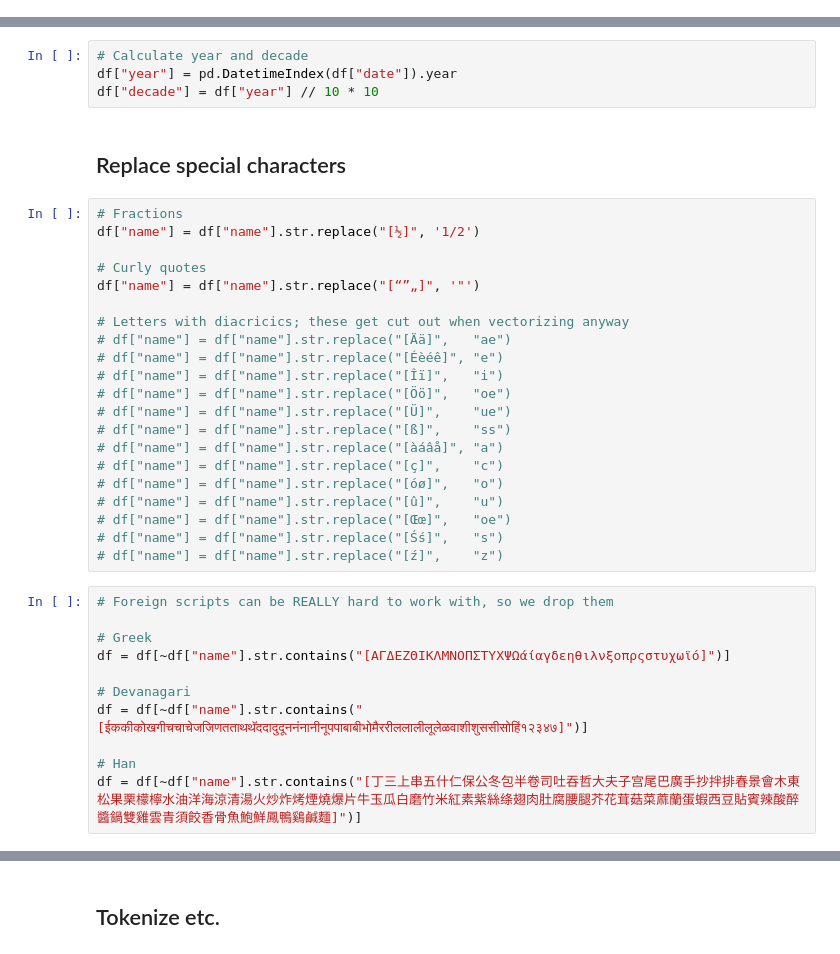
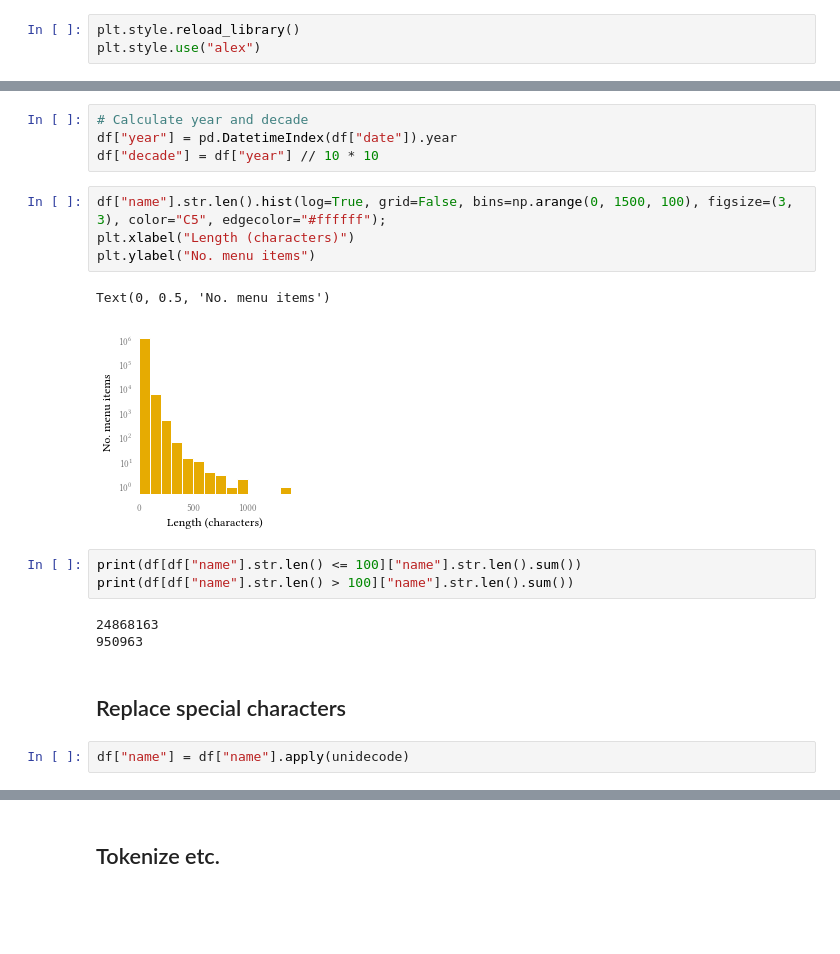
Before and after one commit to alexklapheke/menu, a Jupyter notebook: Menu-01-Import_Cleaning_EDA.ipynb, the cells around one changed output, grey strips where cells are left out. Saved outputs shown, nothing was run; the diff lists cells and outputs as text; blank space fills up the shorter version.

```diff
--- a/Menu-01-Import_Cleaning_EDA.ipynb
+++ b/Menu-01-Import_Cleaning_EDA.ipynb
@@ -15,6 +16,9 @@ from nltk.corpus import stopwords
 # Other imports
 import re
 import matplotlib.pyplot as plt
+# %%
+plt.style.reload_library()
+plt.style.use("alex")
 # %% [markdown]
 # Data Import
 # %%
@@ -73,39 +77,22 @@ df.dropna(inplace=True)
 # Calculate year and decade
 df["year"] = pd.DatetimeIndex(df["date"]).year
 df["decade"] = df["year"] // 10 * 10
+# %%
+df["name"].str.len().hist(log=True, grid=False, bins=np.arange(0, 1500, 100), figsize=(3, 3), color="C5", edgecolor="#ffffff");
+plt.xlabel("Length (characters)")
+plt.ylabel("No. menu items")
+# %% [output]
+Text(0, 0.5, 'No. menu items')
+[figure, added]
+# %%
+print(df[df["name"].str.len() <= 100]["name"].str.len().sum())
+print(df[df["name"].str.len() > 100]["name"].str.len().sum())
+# %% [output]
+24868163
+950963
 # %% [markdown]
 ## Replace special characters
-# %%
-# Fractions
-df["name"] = df["name"].str.replace("[½]", '1/2')
-
-# Curly quotes
-df["name"] = df["name"].str.replace("[“”„]", '"')
-
-# Letters with diacricics; these get cut out when vectorizing anyway
-# df["name"] = df["name"].str.replace("[Ää]",   "ae")
-# df["name"] = df["name"].str.replace("[Éèéê]", "e")
-# df["name"] = df["name"].str.replace("[Îï]",   "i")
-# df["name"] = df["name"].str.replace("[Öö]",   "oe")
-# df["name"] = df["name"].str.replace("[Ü]",    "ue")
-# df["name"] = df["name"].str.replace("[ß]",    "ss")
-# df["name"] = df["name"].str.replace("[àáâå]", "a")
-# df["name"] = df["name"].str.replace("[ç]",    "c")
-# df["name"] = df["name"].str.replace("[óø]",   "o")
-# df["name"] = df["name"].str.replace("[û]",    "u")
-# df["name"] = df["name"].str.replace("[Œœ]",   "oe")
-# df["name"] = df["name"].str.replace("[Śś]",   "s")
-# df["name"] = df["name"].str.replace("[ź]",    "z")
-# %%
-# Foreign scripts can be REALLY hard to work with, so we drop them
-
-# Greek
-df = df[~df["name"].str.contains("[ΑΓΔΕΖΘΙΚΛΜΝΟΠΣΤΥΧΨΩάίαγδεηθιλνξοπρςστυχωϊό]")]
-
-# Devanagari
-df = df[~df["name"].str.contains("[ईककीकोखगीचचाचेजजिणतताथथॅददादुदूननंनानीनूपपाबाबीभोमैररीललालीलूलेळवाशीशुससीसोहिं१२३४७]")]
-
-# Han
-df = df[~df["name"].str.contains("[丁三上串五什仁保公冬包半卷司吐吞哲大夫子宫尾巴廣手抄拌排春景會木東松果栗檬檸水油洋海涼清湯火炒炸烤煙燒爆片牛玉瓜白磨竹米紅素紫絲绦翅肉肚腐腰腿芥花茸菇菜蔴蘭蛋蝦西豆貼賓辣酸醉醬鍋雙雞雲青須餃香骨魚鮑鮮鳳鴨鷄鹹麵]")]
+# %%
+df["name"] = df["name"].apply(unidecode)
 # %%
 # Confirm that we got all non-ASCII characters
```
Also changed, not shown: parts of 15 cells of this notebook, 3 other files.
